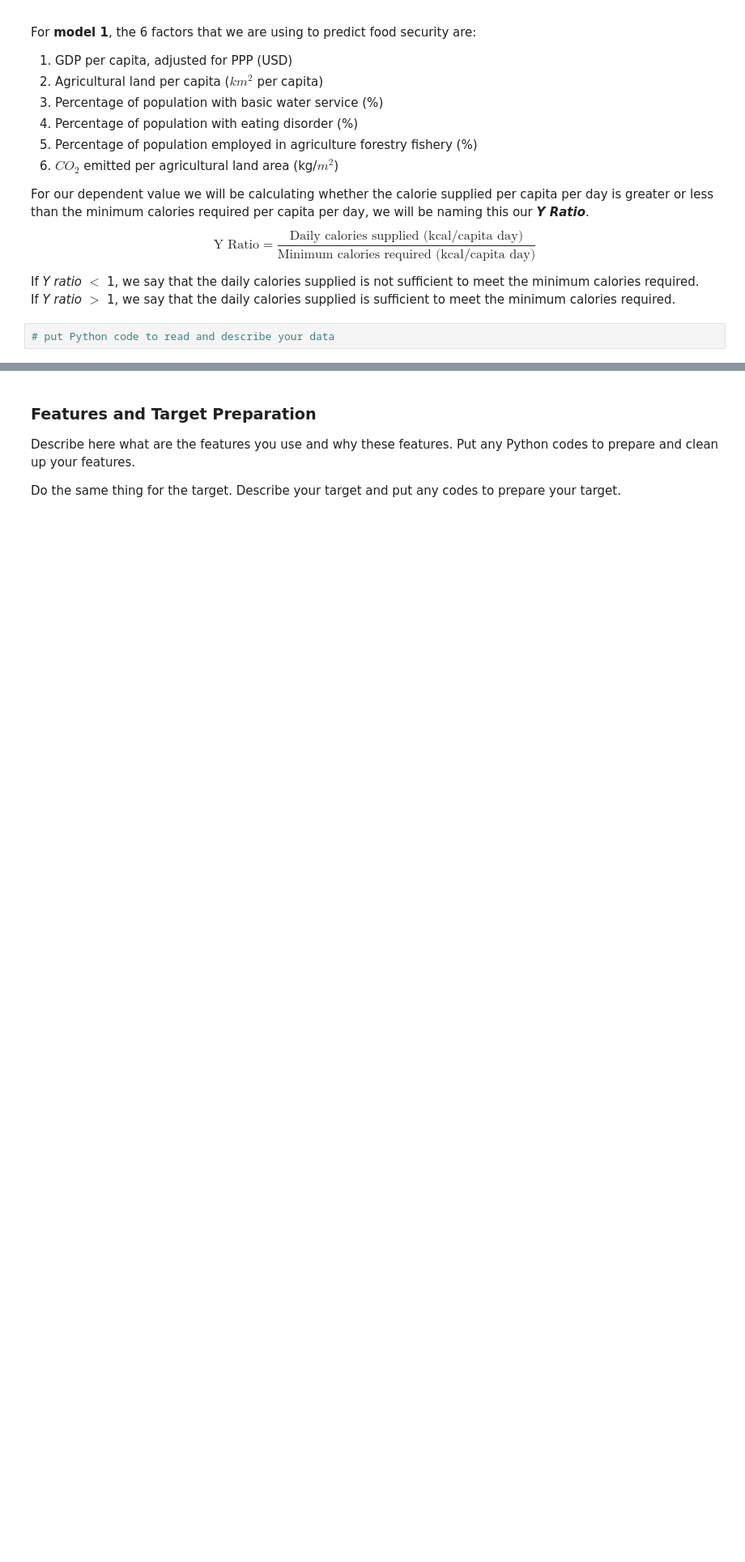
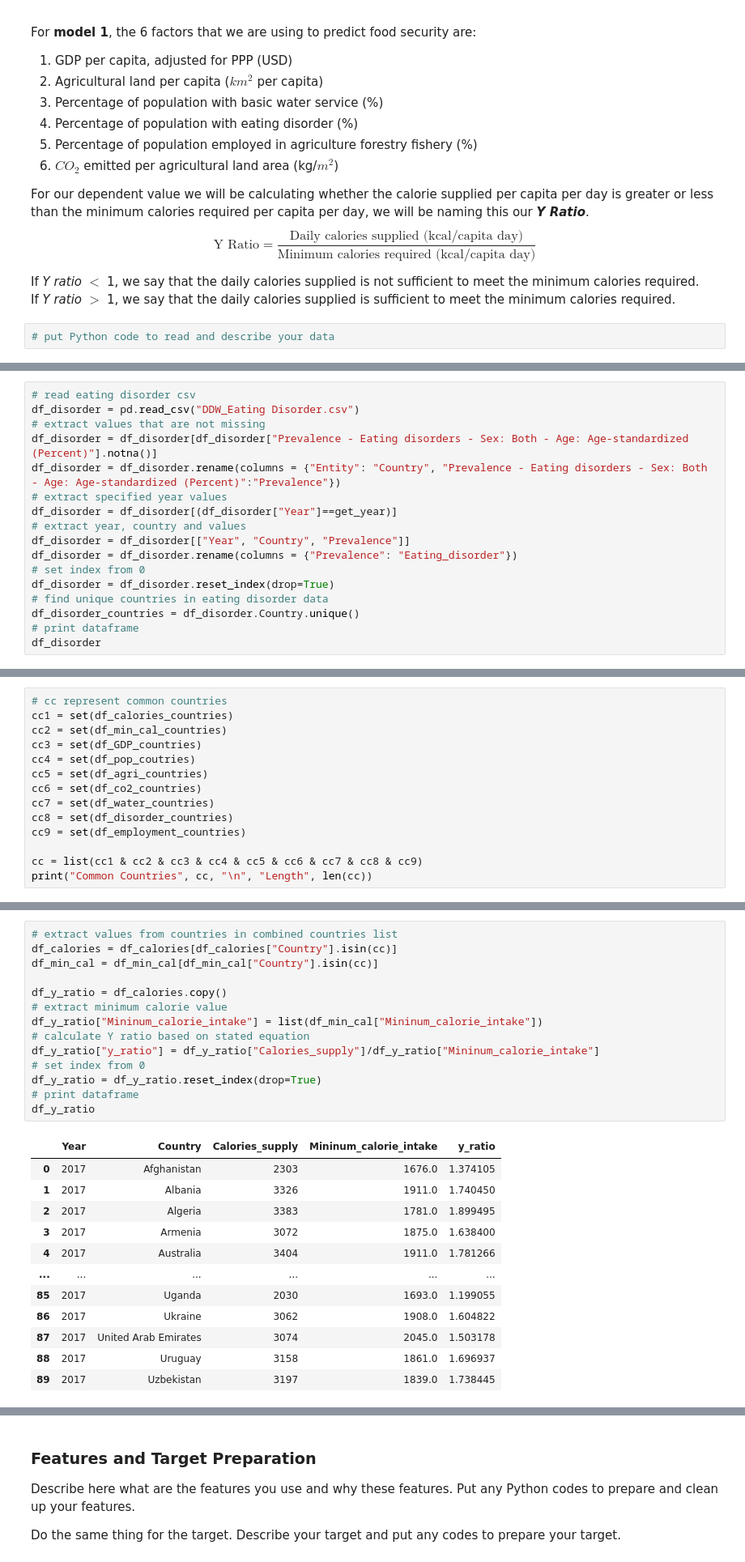
Before and after one commit to tanjoash/2D_data_driven_world, a Jupyter notebook: 2dwork/Project_Brief_Template.ipynb, the cells around one changed output, grey strips where cells are left out. Shown at 81% size. Cells and saved outputs as stored; diff of their text form; blank space fills up the shorter version.

```diff
--- a/2dwork/Project_Brief_Template.ipynb
+++ b/2dwork/Project_Brief_Template.ipynb
@@ -101,0 +352,17 @@ If _Y ratio_ ${>}$ 1, we say that the daily calories supplied is sufficient to m
+# %%
+# read eating disorder csv
+df_disorder = pd.read_csv("DDW_Eating Disorder.csv")
+# extract values that are not missing
+df_disorder = df_disorder[df_disorder["Prevalence - Eating disorders - Sex: Both - Age: Age-standardized (Percent)"].notna()]
+df_disorder = df_disorder.rename(columns = {"Entity": "Country", "Prevalence - Eating disorders - Sex: Both - Age: Age-standardized (Percent)":"Prevalence"})
+# extract specified year values
+df_disorder = df_disorder[(df_disorder["Year"]==get_year)]
+# extract year, country and values
+df_disorder = df_disorder[["Year", "Country", "Prevalence"]]
+df_disorder = df_disorder.rename(columns = {"Prevalence": "Eating_disorder"})
+# set index from 0
+df_disorder = df_disorder.reset_index(drop=True)
+# find unique countries in eating disorder data
+df_disorder_countries = df_disorder.Country.unique()
+# print dataframe
+df_disorder
@@ -101,0 +421,14 @@ If _Y ratio_ ${>}$ 1, we say that the daily calories supplied is sufficient to m
+# %%
+# cc represent common countries
+cc1 = set(df_calories_countries)
+cc2 = set(df_min_cal_countries)
+cc3 = set(df_GDP_countries)
+cc4 = set(df_pop_coutries)
+cc5 = set(df_agri_countries)
+cc6 = set(df_co2_countries)
+cc7 = set(df_water_countries)
+cc8 = set(df_disorder_countries)
+cc9 = set(df_employment_countries)
+
+cc = list(cc1 & cc2 & cc3 & cc4 & cc5 & cc6 & cc7 & cc8 & cc9)
+print("Common Countries", cc, "\n", "Length", len(cc))
@@ -101,0 +447,27 @@ If _Y ratio_ ${>}$ 1, we say that the daily calories supplied is sufficient to m
+# %%
+# extract values from countries in combined countries list
+df_calories = df_calories[df_calories["Country"].isin(cc)]
+df_min_cal = df_min_cal[df_min_cal["Country"].isin(cc)]
+
+df_y_ratio = df_calories.copy()
+# extract minimum calorie value
+df_y_ratio["Mininum_calorie_intake"] = list(df_min_cal["Mininum_calorie_intake"])
+# calculate Y ratio based on stated equation
+df_y_ratio["y_ratio"] = df_y_ratio["Calories_supply"]/df_y_ratio["Mininum_calorie_intake"]
+# set index from 0
+df_y_ratio = df_y_ratio.reset_index(drop=True)
+# print dataframe
+df_y_ratio
+# %% [output]
+|  | Year | Country | Calories_supply | Mininum_calorie_intake | y_ratio |
+| 0 | 2017 | Afghanistan | 2303 | 1676.0 | 1.374105 |
+| 1 | 2017 | Albania | 3326 | 1911.0 | 1.740450 |
+| 2 | 2017 | Algeria | 3383 | 1781.0 | 1.899495 |
+| 3 | 2017 | Armenia | 3072 | 1875.0 | 1.638400 |
+| 4 | 2017 | Australia | 3404 | 1911.0 | 1.781266 |
+| ... | ... | ... | ... | ... | ... |
+| 85 | 2017 | Uganda | 2030 | 1693.0 | 1.199055 |
+| 86 | 2017 | Ukraine | 3062 | 1908.0 | 1.604822 |
+| 87 | 2017 | United Arab Emirates | 3074 | 2045.0 | 1.503178 |
+| 88 | 2017 | Uruguay | 3158 | 1861.0 | 1.696937 |
+| 89 | 2017 | Uzbekistan | 3197 | 1839.0 | 1.738445 |
```
Also changed, not shown: parts of 41 cells of this notebook.
